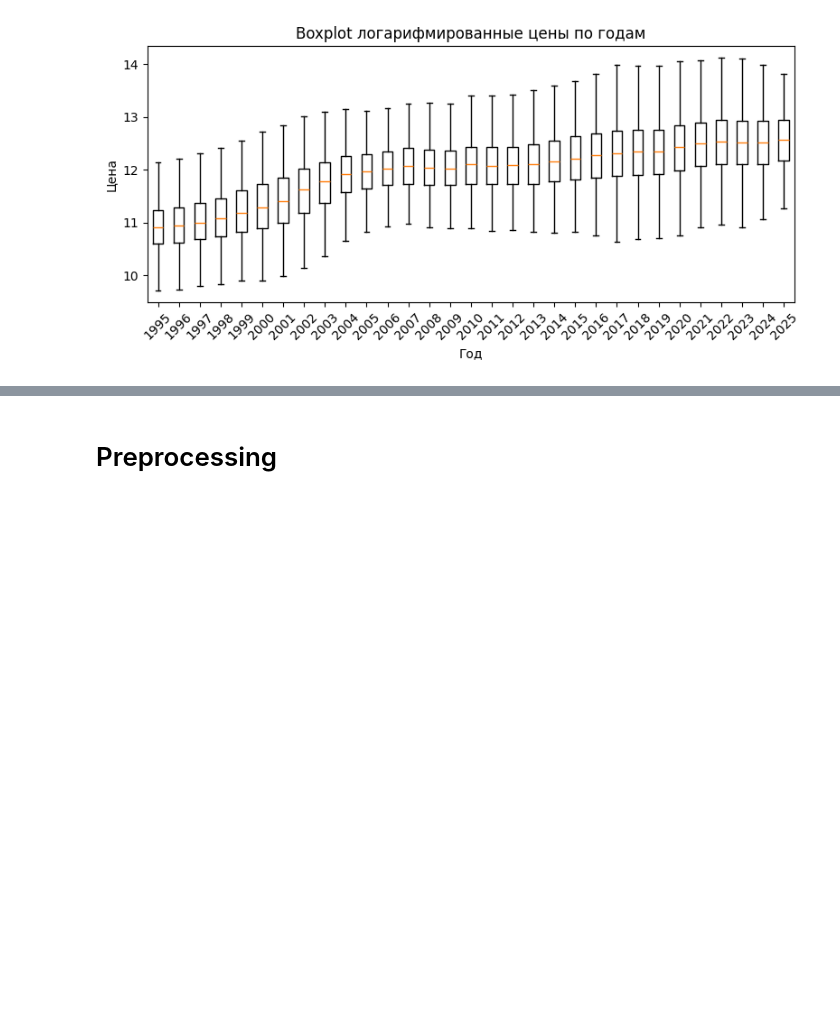
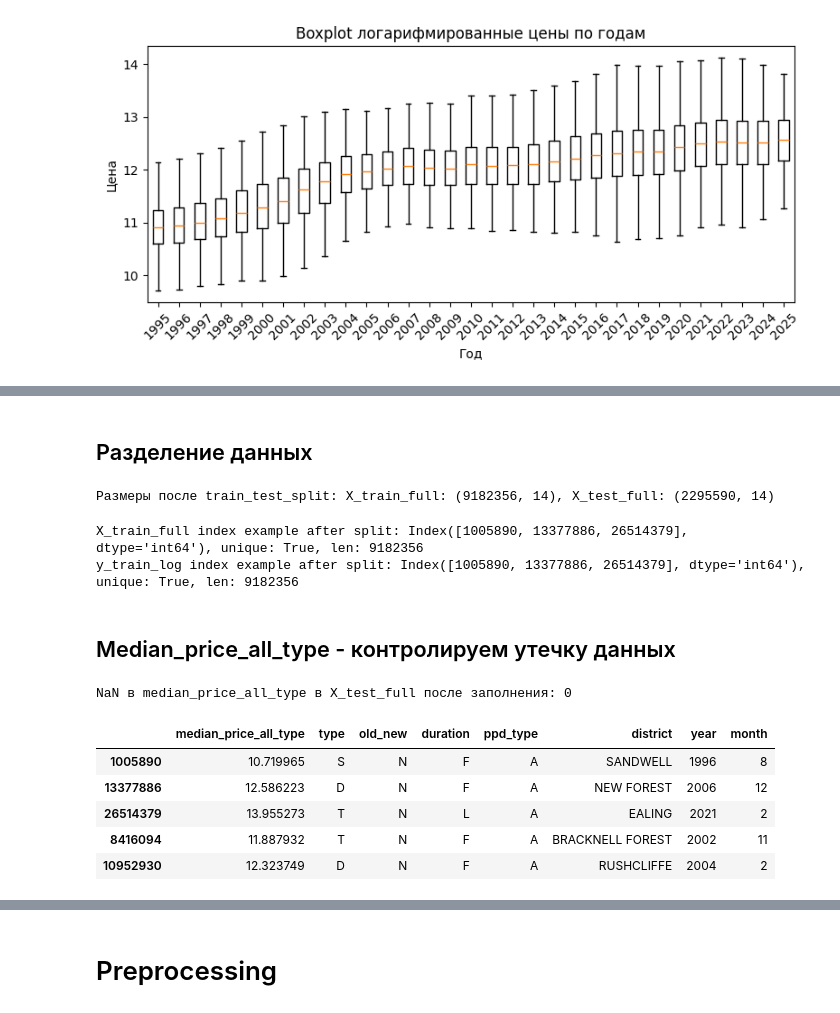
Before and after one commit to 1337Tema/HM-Land-Registry-ML-EDA-ARIMA-Geospatial, a Jupyter notebook: main.ipynb, the cells around one changed output, grey strips where cells are left out. Drawn from its saved outputs; the diff is of its cells as text; code cells hidden in the pictures; blank space fills up the shorter version.

```diff
--- a/main.ipynb
+++ b/main.ipynb
@@ -233,7 +325,0 @@ df.head(5)
-# %%
-df['loc_street'] = df['locality'].astype(str) + '-' + df['street'].astype(str)
-# %%
-# Добавим колонку с количеством сделок по locality и году
-df['locality_year_count'] = df.groupby(['locality', 'year'])['locality'].transform('count')
-df['locality_year_count'] = df['locality_year_count'].astype('int32')
-df.head()
@@ -351,0 +326,73 @@ df.head()
+# %% [markdown]
+## Разделение данных
+# %%
+from sklearn.model_selection import train_test_split
+
+
+X_temp = df.drop(columns=['log_price'])
+y_temp_log = df['log_price']
+
+X_train_full, X_test_full, y_train_log, y_test_log = train_test_split(
+    X_temp, y_temp_log, test_size=0.2, random_state=42, shuffle=True
+)
+del X_temp, y_temp_log
+gc.collect()
+print(f"Размеры после train_test_split: X_train_full: {X_train_full.shape}, X_test_full: {X_test_full.shape}")
+# %% [output]
+Размеры после train_test_split: X_train_full: (9182356, 14), X_test_full: (2295590, 14)
+# %%
+# ---- АССЕРТЫ ИНДЕКСОВ ПОСЛЕ SPLIT ----
+assert X_train_full.index.equals(y_train_log.index), "X_train_full and y_train_log indices MISMATCH after split!"
+assert X_test_full.index.equals(y_test_log.index), "X_test_full and y_test_log indices MISMATCH after split!"
+print(f"X_train_full index example after split: {X_train_full.index[:3]}, unique: {X_train_full.index.is_unique}, len: {len(X_train_full)}")
+print(f"y_train_log index example after split: {y_train_log.index[:3]}, unique: {y_train_log.index.is_unique}, len: {len(y_train_log)}")
+# %% [output]
+X_train_full index example after split: Index([1005890, 13377886, 26514379], dtype='int64'), unique: True, len: 9182356
+y_train_log index example after split: Index([1005890, 13377886, 26514379], dtype='int64'), unique: True, len: 9182356
+# %% [markdown]
+## Median_price_all_type - контролируем утечку данных
+# %%
+
+# Восстанавливаем log_price в X_train_full для расчета медиан
+X_train_full_with_target = X_train_full.copy()
+X_train_full_with_target['log_price'] = y_train_log
+
+# --- Расчет median_price_all_type на обучающей выборке ---
+grouping_cols_median_price = ['type', 'old_new', 'duration', 'ppd_type', 'district', 'year', 'month']
+median_prices_train_agg = X_train_full_with_target.groupby(grouping_cols_median_price)['log_price'].median().rename('median_price_all_type')
+del X_train_full_with_target
+gc.collect()
+
+# --- Применение медиан к X_train_full и X_test_full ---
+X_train_full_index_backup = X_train_full.index # Сохраняем индекс
+X_train_full_reset = X_train_full.reset_index() # Сохранит старый индекс в колонку 'index'
+X_train_full_merged = X_train_full_reset.merge(median_prices_train_agg, on=grouping_cols_median_price, how='left')
+X_train_full = X_train_full_merged.set_index(X_train_full_index_backup)
+if 'index' in X_train_full.columns and X_train_full.columns.tolist().count('index') == 1 and X_train_full.index.name != 'index':
+    X_train_full = X_train_full.drop(columns=['index'])
+
+# Для X_test_full
+X_test_full_index_backup = X_test_full.index # Сохраняем индекс
+X_test_full_reset = X_test_full.reset_index()
+X_test_full_merged = X_test_full_reset.merge(median_prices_train_agg, on=grouping_cols_median_price, how='left')
+X_test_full = X_test_full_merged.set_index(X_test_full_index_backup)
+if 'index' in X_test_full.columns and X_test_full.columns.tolist().count('index') == 1 and X_test_full.index.name != 'index':
+    X_test_full = X_test_full.drop(columns=['index'])
+
+# --- Обработка NaN в median_price_all_type ---
+global_median_log_price_train = y_train_log.median()
+
+X_train_full['median_price_all_type'].fillna(global_median_log_price_train, inplace=True)
+X_test_full['median_price_all_type'].fillna(global_median_log_price_train, inplace=True)
+
+
+print("NaN в median_price_all_type в X_test_full после заполнения:", X_test_full['median_price_all_type'].isnull().sum())
+X_train_full[['median_price_all_type'] + grouping_cols_median_price].head()
+# %% [output]
+NaN в median_price_all_type в X_test_full после заполнения: 0
+|  | median_price_all_type | type | old_new | duration | ppd_type | district | year | month |
+| 1005890 | 10.719965 | S | N | F | A | SANDWELL | 1996 | 8 |
+| 13377886 | 12.586223 | D | N | F | A | NEW FOREST | 2006 | 12 |
+| 26514379 | 13.955273 | T | N | L | A | EALING | 2021 | 2 |
+| 8416094 | 11.887932 | T | N | F | A | BRACKNELL FOREST | 2002 | 11 |
+| 10952930 | 12.323749 | D | N | F | A | RUSHCLIFFE | 2004 | 2 |
```
Also changed, not shown: parts of 47 cells of this notebook.
